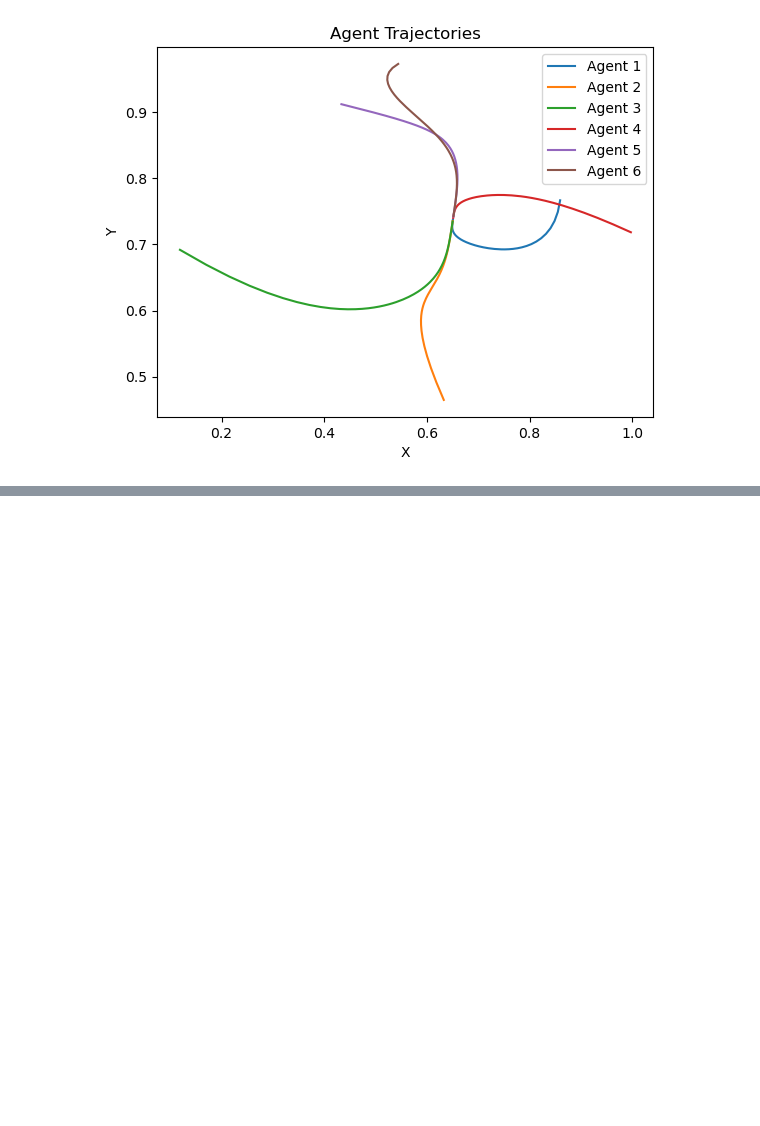
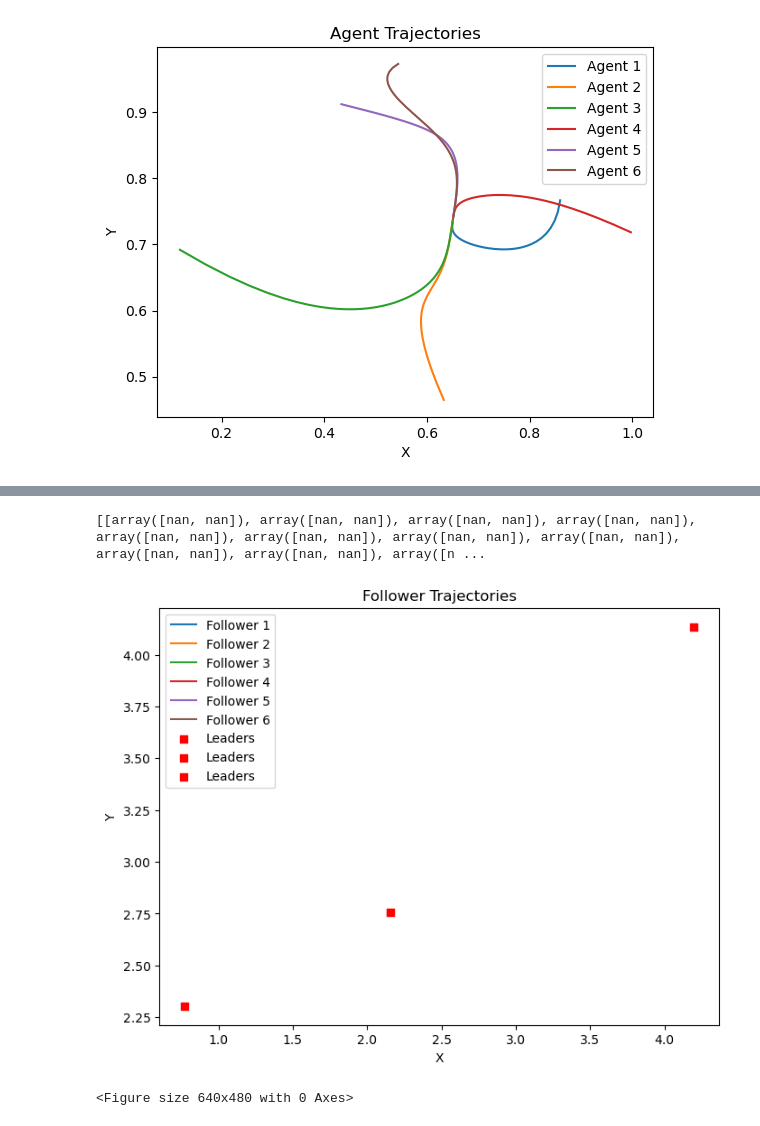
Before and after one commit to Mousikar/MAS_code, a Jupyter notebook: containment/containment草稿.ipynb, the cells around one changed output, grey strips where cells are left out. Saved outputs shown, nothing was run; the diff lists cells and outputs as text; code cells hidden in the pictures; blank space fills up the shorter version.

```diff
--- a/containment/containment草稿.ipynb
+++ b/containment/containment草稿.ipynb
@@ -381,0 +382,70 @@ Agent 5: [0.63236349 0.55695082]
+# %%
+import numpy as np
+import matplotlib.pyplot as plt
+
+class FollowerAgent:
+    def __init__(self, position):
+        self.position = np.array(position)
+        self.velocity = np.zeros(2)
+        self.neighbors = neighbors
+    def move(self, target_position, a, b):
+        direction = target_position - self.position
+        self.velocity = a * direction - b * self.position
+        self.position += self.velocity
+
+class LeaderAgent:
+    def __init__(self, position):
+        self.position = np.array(position)
+
+class MultiAgentSimulation:
+    def __init__(self, follower_positions, leader_positions, follower_topology, leader_topology):
+        self.follower_agents = [FollowerAgent(position) for position in follower_positions]
+        self.leader_agents = [LeaderAgent(position) for position in leader_positions]
+
+        for i, follower_agent in enumerate(self.follower_agents):
+            follower_agent.neighbors = [self.follower_agents[j] for j in follower_topology[i]]
+            follower_agent.leader_ids = leader_topology[i]
+
+    def simulate(self, a, b, num_iterations):
+        follower_positions_history = [[] for _ in range(len(self.follower_agents))]
+        for _ in range(num_iterations):
+            for follower_agent in self.follower_agents:
+                target_position = np.mean([leader_agent.position for leader_agent in self.leader_agents if leader_agent in [self.follower_agents[j] for j in follower_agent.leader_ids]], axis=0)
+                follower_agent.move(target_position, a, b)
+                follower_positions_history[self.follower_agents.index(follower_agent)].append(follower_agent.position.copy())
+        # 记录当前时间步的跟随者位置
+        current_follower_positions = np.array([follower_agent.position for follower_agent in self.follower_agents])
+        return follower_positions_history
+
+def main():
+    num_followers = 6
+    num_leaders = 3
+    follower_positions = 10 * np.random.rand(num_followers, 2)
+    leader_positions = 0.5 * np.ones([num_leaders, 2]) + 4 * np.random.rand(num_leaders, 2)
+    follower_topology = {0: [1, 3], 1: [0, 2], 2: [1], 3: [0, 4], 4: [3, 5], 5: [4]}
+    leader_topology = {0: [0], 1: [1], 2: [2], 3: [], 4: [], 5: []}
+
+    simulation = MultiAgentSimulation(follower_positions, leader_positions, follower_topology, leader_topology)
+
+    num_iterations = 200
+    follower_positions_history = simulation.simulate(a=0.1, b=0.1, num_iterations=num_iterations)
+    print(follower_positions_history)
+    plt.figure(figsize=(8, 6))
+    for i, positions in enumerate(follower_positions_history):
+        positions = np.array(positions)
+        plt.plot(positions[:, 0], positions[:, 1], label=f"Follower {i+1}")
+    for leader_agent in simulation.leader_agents:
+        plt.scatter(leader_agent.position[0], leader_agent.position[1], color='red', marker='s', label='Leaders')
+    plt.xlabel('X')
+    plt.ylabel('Y')
+    plt.title('Follower Trajectories')
+    plt.legend()
+    plt.show()
+    plt.savefig('follower_trajectories.png')  # 保存图像为PNG文件
+
+if __name__ == "__main__":
+    main()
+# %% [output]
+[[array([nan, nan]), array([nan, nan]), array([nan, nan]), array([nan, nan]), array([nan, nan]), array([nan, nan]), array([nan, nan]), array([nan, nan]), array([nan, nan]), array([nan, nan]), array([n ...
+[figure, added]
+<Figure size 640x480 with 0 Axes>
```
Also changed, not shown: parts of 1 cell of this notebook, 3 other files.
